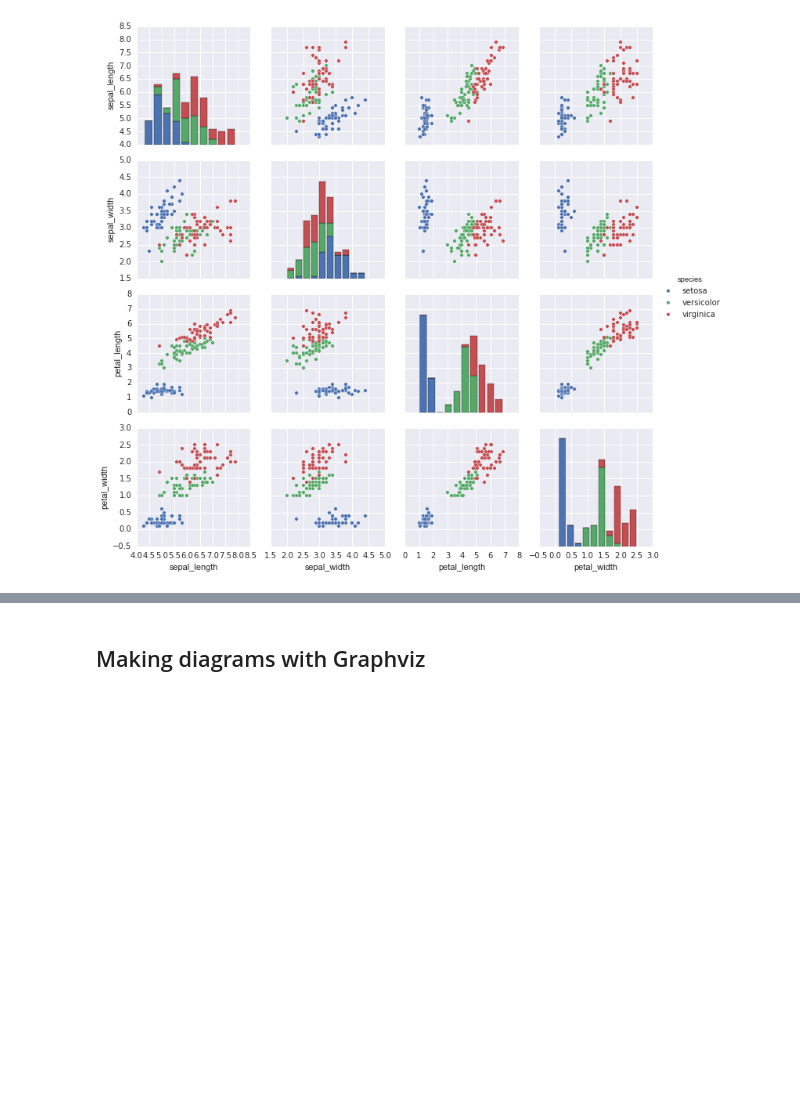
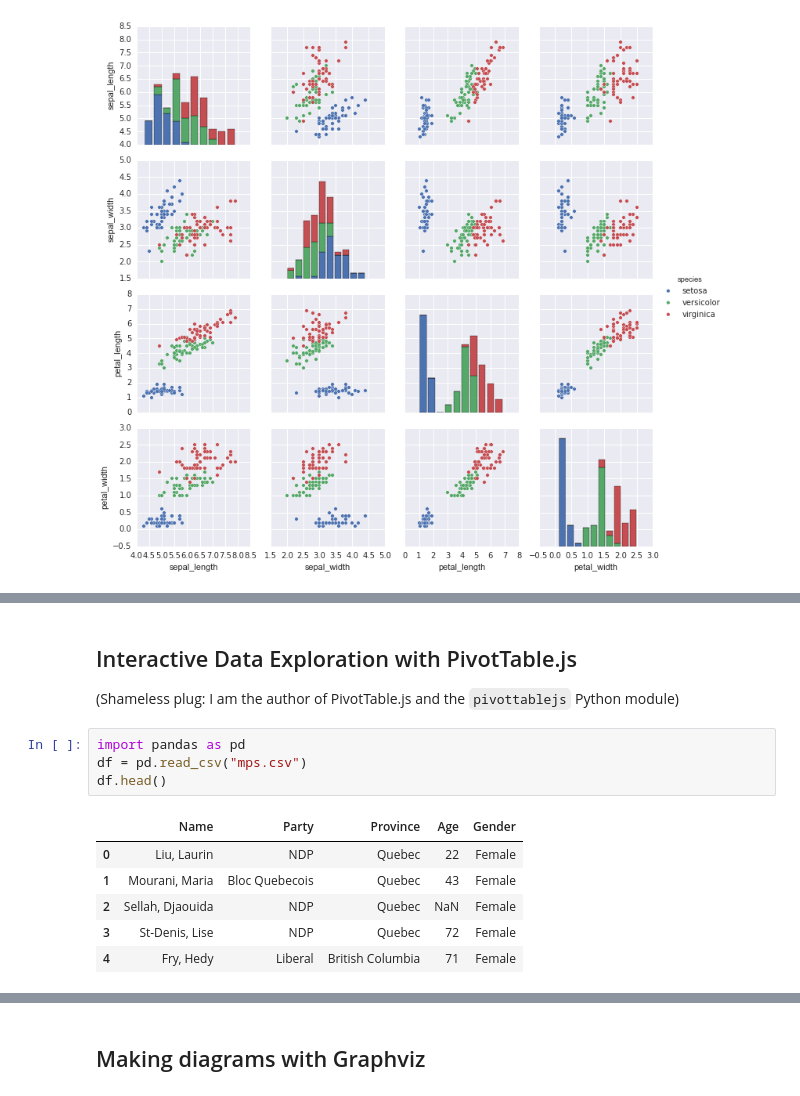
Before and after one commit to nicolaskruchten/pyconca, a Jupyter notebook: jupyter_magic.ipynb, the cells around one changed output, grey strips where cells are left out. Saved outputs shown, nothing was run; the diff lists cells and outputs as text; blank space fills up the shorter version.

```diff
--- a/jupyter_magic.ipynb
+++ b/jupyter_magic.ipynb
@@ -184,0 +188,15 @@ show(p)
+# %% [markdown]
+## Interactive Data Exploration with PivotTable.js
+
+(Shameless plug: I am the author of PivotTable.js and the `pivottablejs` Python module)
+# %%
+import pandas as pd
+df = pd.read_csv("mps.csv")
+df.head()
+# %% [output]
+|  | Name | Party | Province | Age | Gender |
+| 0 | Liu, Laurin | NDP | Quebec | 22 | Female |
+| 1 | Mourani, Maria | Bloc Quebecois | Quebec | 43 | Female |
+| 2 | Sellah, Djaouida | NDP | Quebec | NaN | Female |
+| 3 | St-Denis, Lise | NDP | Quebec | 72 | Female |
+| 4 | Fry, Hedy | Liberal | British Columbia | 71 | Female |
```
Also changed, not shown: parts of 27 cells of this notebook, 2 other files.
